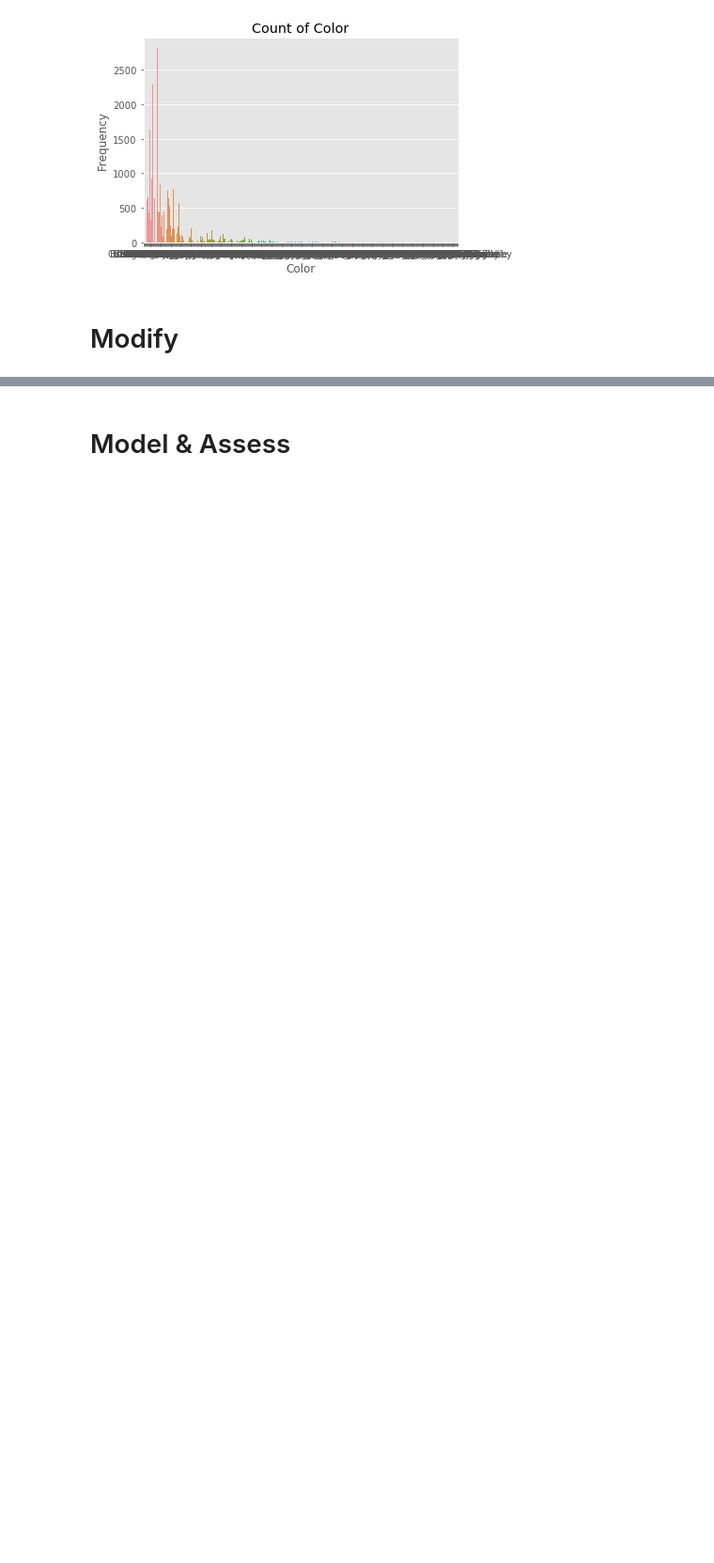
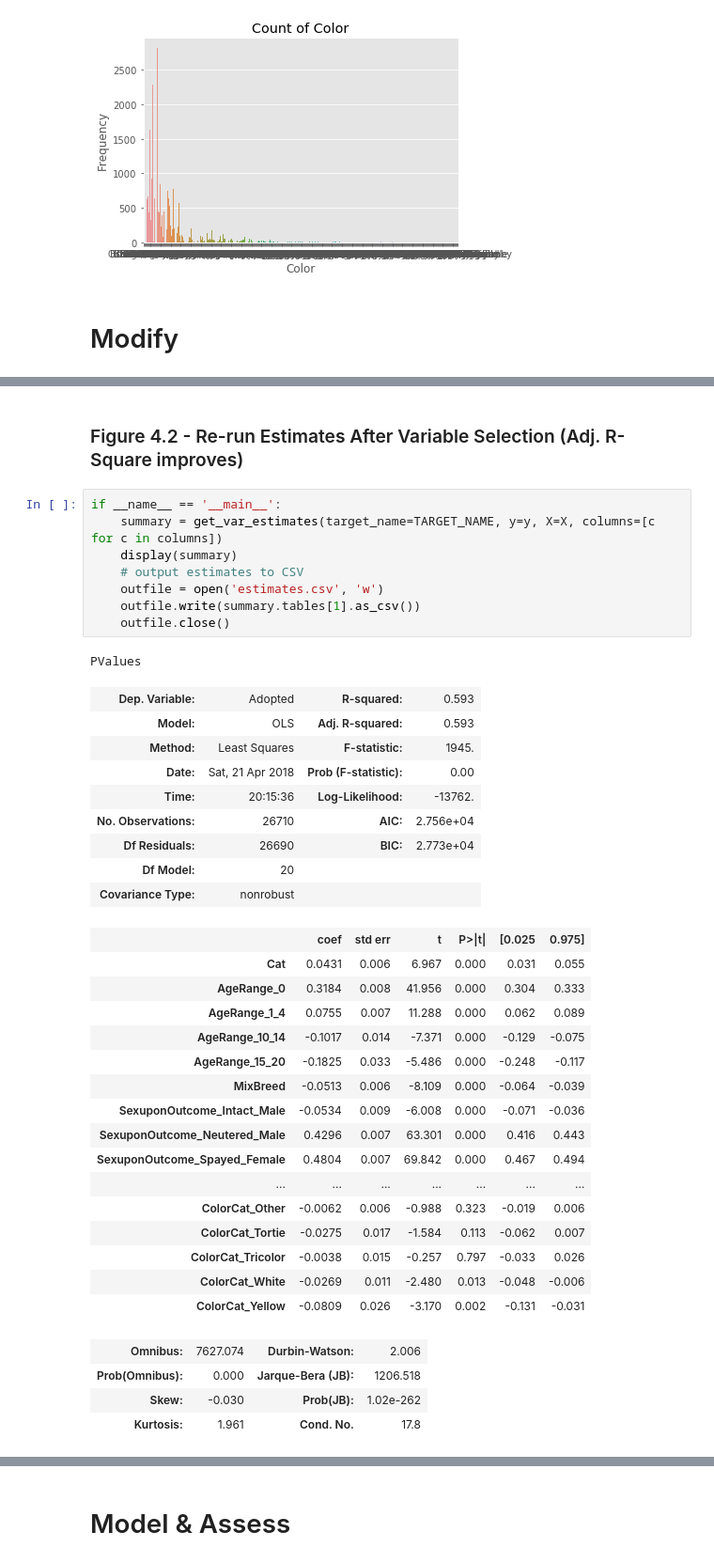
Before and after one commit to jbonfardeci/austin-animal-shelter-model, a Jupyter notebook: itsm601_project_2018_2.ipynb, the cells around one changed output, grey strips where cells are left out. Shown: that part at 94% size. Drawn from its saved outputs; the diff is of its cells as text; blank space fills up the shorter version.

```diff
--- a/itsm601_project_2018_2.ipynb
+++ b/itsm601_project_2018_2.ipynb
@@ -306,0 +522,41 @@ if __name__ == '__main__':
+# %% [markdown]
+### Figure 4.2 - Re-run Estimates After Variable Selection (Adj. R-Square improves)
+# %%
+if __name__ == '__main__':
+    summary = get_var_estimates(target_name=TARGET_NAME, y=y, X=X, columns=[c for c in columns])
+    display(summary)
+    # output estimates to CSV
+    outfile = open('estimates.csv', 'w')
+    outfile.write(summary.tables[1].as_csv())
+    outfile.close()
+# %% [output]
+PValues
+| Dep. Variable: | Adopted | R-squared: | 0.593 |
+| Model: | OLS | Adj. R-squared: | 0.593 |
+| Method: | Least Squares | F-statistic: | 1945. |
+| Date: | Sat, 21 Apr 2018 | Prob (F-statistic): | 0.00 |
+| Time: | 20:15:36 | Log-Likelihood: | -13762. |
+| No. Observations: | 26710 | AIC: | 2.756e+04 |
+| Df Residuals: | 26690 | BIC: | 2.773e+04 |
+| Df Model: | 20 |  |  |
+| Covariance Type: | nonrobust |  |  |
+|  | coef | std err | t | P>|t| | [0.025 | 0.975] |
+| Cat | 0.0431 | 0.006 | 6.967 | 0.000 | 0.031 | 0.055 |
+| AgeRange_0 | 0.3184 | 0.008 | 41.956 | 0.000 | 0.304 | 0.333 |
+| AgeRange_1_4 | 0.0755 | 0.007 | 11.288 | 0.000 | 0.062 | 0.089 |
+| AgeRange_10_14 | -0.1017 | 0.014 | -7.371 | 0.000 | -0.129 | -0.075 |
+| AgeRange_15_20 | -0.1825 | 0.033 | -5.486 | 0.000 | -0.248 | -0.117 |
+| MixBreed | -0.0513 | 0.006 | -8.109 | 0.000 | -0.064 | -0.039 |
+| SexuponOutcome_Intact_Male | -0.0534 | 0.009 | -6.008 | 0.000 | -0.071 | -0.036 |
+| SexuponOutcome_Neutered_Male | 0.4296 | 0.007 | 63.301 | 0.000 | 0.416 | 0.443 |
+| SexuponOutcome_Spayed_Female | 0.4804 | 0.007 | 69.842 | 0.000 | 0.467 | 0.494 |
+| ... | ... | ... | ... | ... | ... | ... |
+| ColorCat_Other | -0.0062 | 0.006 | -0.988 | 0.323 | -0.019 | 0.006 |
+| ColorCat_Tortie | -0.0275 | 0.017 | -1.584 | 0.113 | -0.062 | 0.007 |
+| ColorCat_Tricolor | -0.0038 | 0.015 | -0.257 | 0.797 | -0.033 | 0.026 |
+| ColorCat_White | -0.0269 | 0.011 | -2.480 | 0.013 | -0.048 | -0.006 |
+| ColorCat_Yellow | -0.0809 | 0.026 | -3.170 | 0.002 | -0.131 | -0.031 |
+| Omnibus: | 7627.074 | Durbin-Watson: | 2.006 |
+| Prob(Omnibus): | 0.000 | Jarque-Bera (JB): | 1206.518 |
+| Skew: | -0.030 | Prob(JB): | 1.02e-262 |
+| Kurtosis: | 1.961 | Cond. No. | 17.8 |
```
Also changed, not shown: parts of 37 cells of this notebook, 13 other files.
